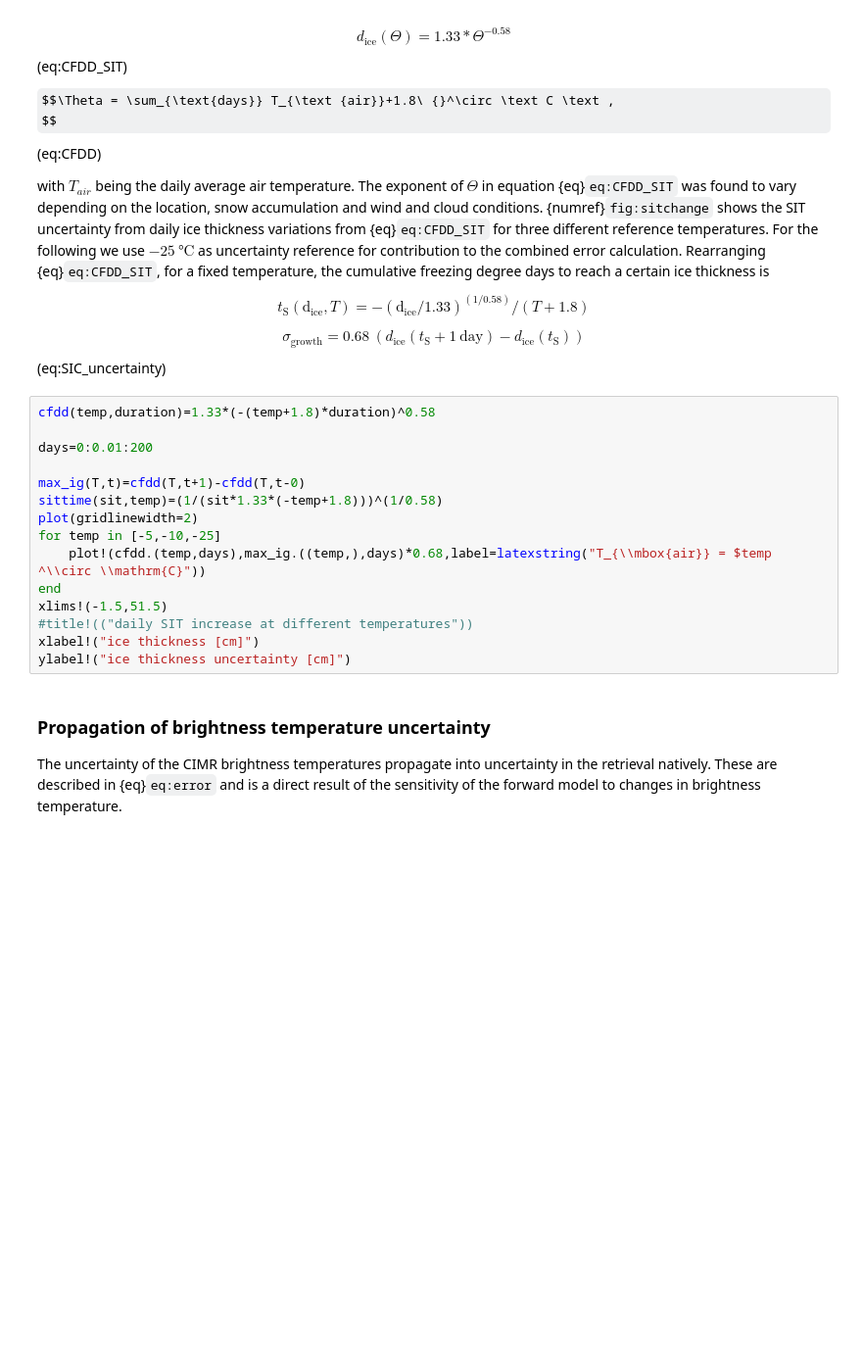
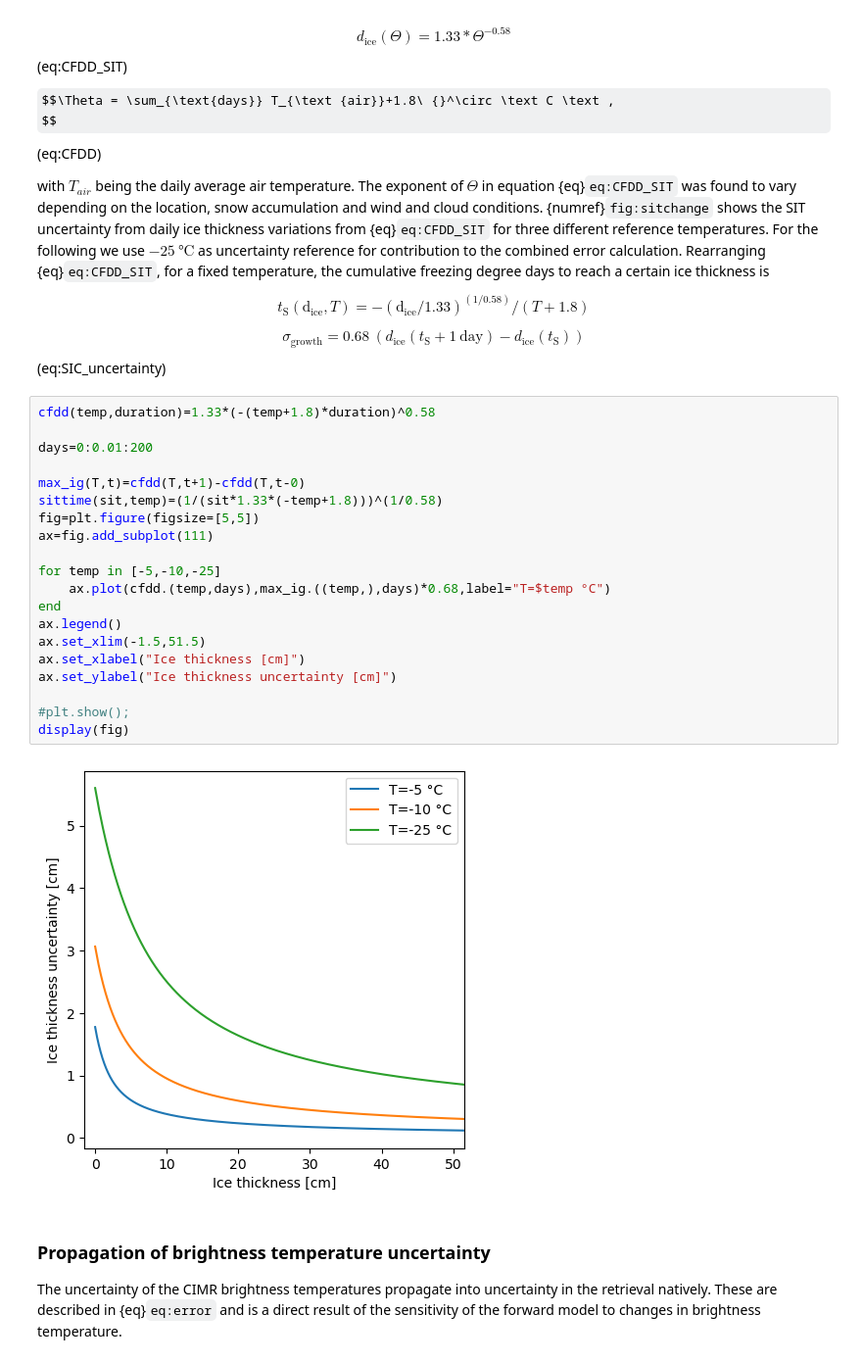
Before and after one commit to CIMR-Algos/SeaIceThickness_ATBD, a Jupyter notebook: book/CIMR_SIT_retrieval_ATBD.ipynb, the cells around one changed output. Shown at 98% size. Saved outputs shown, nothing was run; the diff lists cells and outputs as text; some formulas as TeX source; blank space fills up the shorter version.

Commit message:
add validation/upd plots

```diff
--- a/book/CIMR_SIT_retrieval_ATBD.ipynb
+++ b/book/CIMR_SIT_retrieval_ATBD.ipynb
@@ -134,18 +144,25 @@ $$ (eq:SIC_uncertainty)
 # %%
 cfdd(temp,duration)=1.33*(-(temp+1.8)*duration)^0.58
 
 days=0:0.01:200
 
 max_ig(T,t)=cfdd(T,t+1)-cfdd(T,t-0)
 sittime(sit,temp)=(1/(sit*1.33*(-temp+1.8)))^(1/0.58)
-plot(gridlinewidth=2)
+fig=plt.figure(figsize=[5,5])
+ax=fig.add_subplot(111)
+
 for temp in [-5,-10,-25]
-    plot!(cfdd.(temp,days),max_ig.((temp,),days)*0.68,label=latexstring("T_{\\mbox{air}} = $temp ^\\circ \\mathrm{C}"))
+    ax.plot(cfdd.(temp,days),max_ig.((temp,),days)*0.68,label="T=$temp °C")
 end
-xlims!(-1.5,51.5)
-#title!(("daily SIT increase at different temperatures"))
-xlabel!("ice thickness [cm]")
-ylabel!("ice thickness uncertainty [cm]")
+ax.legend()
+ax.set_xlim(-1.5,51.5)
+ax.set_xlabel("Ice thickness [cm]")
+ax.set_ylabel("Ice thickness uncertainty [cm]")
+
+#plt.show();
+display(fig)
+# %% [output]
+[figure, added]
 # %% [markdown]
 ### Propagation of brightness temperature uncertainty
 The uncertainty of the CIMR brightness temperatures propagate into uncertainty in the retrieval natively. These are described in {eq}`eq:error` and is a direct result of the sensitivity of the forward model to changes in brightness temperature.
```
Also changed, not shown: parts of 13 cells of this notebook, 39 other files.
